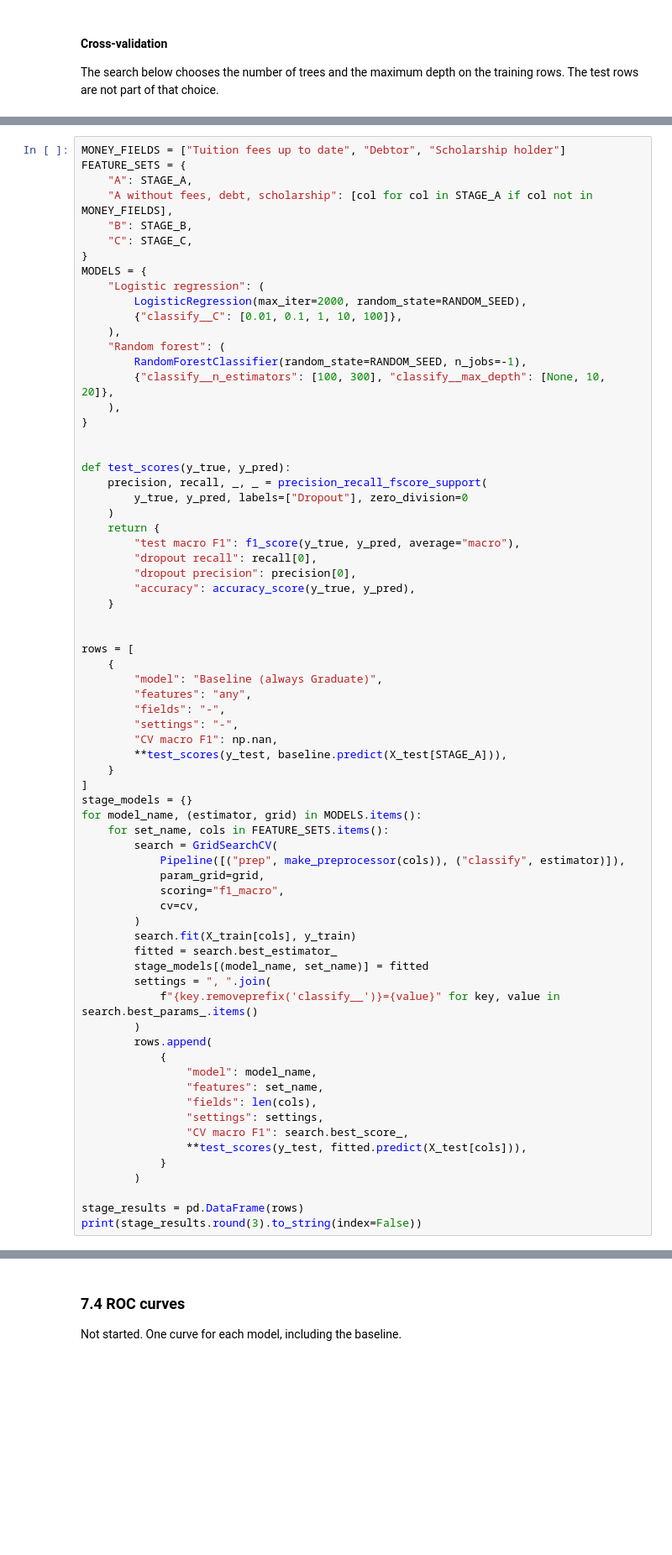
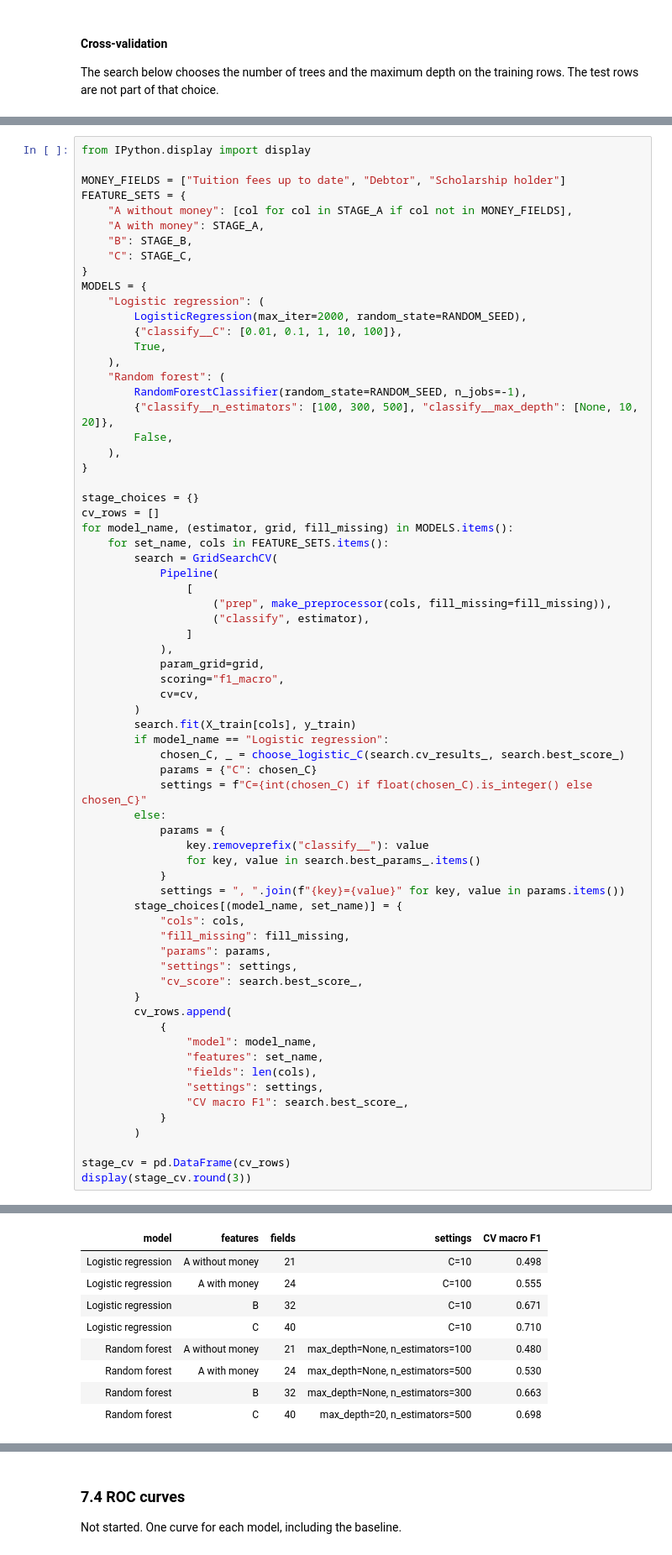
Before and after one commit to rohitt313/CIS-4020, a Jupyter notebook: cis4020_a1_starter.ipynb, the cells around one changed output, grey strips where cells are left out. Shown at 84% size. Drawn from its saved outputs; the diff is of its cells as text; blank space fills up the shorter version.

```diff
--- a/cis4020_a1_starter.ipynb
+++ b/cis4020_a1_starter.ipynb
@@ -1392,8 +1426,10 @@ The table reports the two measures from the proposal, macro F1 and dropout recal
 # %%
+from IPython.display import display
+
 MONEY_FIELDS = ["Tuition fees up to date", "Debtor", "Scholarship holder"]
 FEATURE_SETS = {
-    "A": STAGE_A,
-    "A without fees, debt, scholarship": [col for col in STAGE_A if col not in MONEY_FIELDS],
+    "A without money": [col for col in STAGE_A if col not in MONEY_FIELDS],
+    "A with money": STAGE_A,
     "B": STAGE_B,
     "C": STAGE_C,
 }
@@ -1401,62 +1437,58 @@ MODELS = {
     "Logistic regression": (
         LogisticRegression(max_iter=2000, random_state=RANDOM_SEED),
         {"classify__C": [0.01, 0.1, 1, 10, 100]},
+        True,
     ),
     "Random forest": (
         RandomForestClassifier(random_state=RANDOM_SEED, n_jobs=-1),
-        {"classify__n_estimators": [100, 300], "classify__max_depth": [None, 10, 20]},
+        {"classify__n_estimators": [100, 300, 500], "classify__max_depth": [None, 10, 20]},
+        False,
     ),
 }
 
-
-def test_scores(y_true, y_pred):
-    precision, recall, _, _ = precision_recall_fscore_support(
-        y_true, y_pred, labels=["Dropout"], zero_division=0
-    )
-    return {
-        "test macro F1": f1_score(y_true, y_pred, average="macro"),
-        "dropout recall": recall[0],
-        "dropout precision": precision[0],
-        "accuracy": accuracy_score(y_true, y_pred),
-    }
-
-
-rows = [
-    {
-        "model": "Baseline (always Graduate)",
-        "features": "any",
-        "fields": "-",
-        "settings": "-",
-        "CV macro F1": np.nan,
-        **test_scores(y_test, baseline.predict(X_test[STAGE_A])),
-    }
-]
-stage_models = {}
-for model_name, (estimator, grid) in MODELS.items():
+stage_choices = {}
+cv_rows = []
+for model_name, (estimator, grid, fill_missing) in MODELS.items():
     for set_name, cols in FEATURE_SETS.items():
         search = GridSearchCV(
-            Pipeline([("prep", make_preprocessor(cols)), ("classify", estimator)]),
+            Pipeline(
+                [
+                    ("prep", make_preprocessor(cols, fill_missing=fill_missing)),
+                    ("classify", estimator),
+                ]
+            ),
             param_grid=grid,
             scoring="f1_macro",
             cv=cv,
         )
         search.fit(X_train[cols], y_train)
-        fitted = search.best_estimator_
-        stage_models[(model_name, set_name)] = fitted
-        settings = ", ".join(
-            f"{key.removeprefix('classify__')}={value}" for key, value in search.best_params_.items()
-        )
-        rows.append(
+        if model_name == "Logistic regression":
+            chosen_C, _ = choose_logistic_C(search.cv_results_, search.best_score_)
+            params = {"C": chosen_C}
+            settings = f"C={int(chosen_C) if float(chosen_C).is_integer() else chosen_C}"
+        else:
+            params = {
+                key.removeprefix("classify__"): value
+                for key, value in search.best_params_.items()
+            }
+            settings = ", ".join(f"{key}={value}" for key, value in params.items())
+        stage_choices[(model_name, set_name)] = {
+            "cols": cols,
+            "fill_missing": fill_missing,
+            "params": params,
+            "settings": settings,
+            "cv_score": search.best_score_,
+        }
+        cv_rows.append(
             {
                 "model": model_name,
                 "features": set_name,
                 "fields": len(cols),
                 "settings": settings,
                 "CV macro F1": search.best_score_,
-                **test_scores(y_test, fitted.predict(X_test[cols])),
             }
         )
 
-stage_results = pd.DataFrame(rows)
-print(stage_results.round(3).to_string(index=False))
+stage_cv = pd.DataFrame(cv_rows)
+display(stage_cv.round(3))
 # %% [output]
@@ -1472,0 +1495,9 @@ Baseline (always Graduate)                               any      -
+| model | features | fields | settings | CV macro F1 |
+| Logistic regression | A without money | 21 | C=10 | 0.498 |
+| Logistic regression | A with money | 24 | C=100 | 0.555 |
+| Logistic regression | B | 32 | C=10 | 0.671 |
+| Logistic regression | C | 40 | C=10 | 0.710 |
+| Random forest | A without money | 21 | max_depth=None, n_estimators=100 | 0.480 |
+| Random forest | A with money | 24 | max_depth=None, n_estimators=500 | 0.530 |
+| Random forest | B | 32 | max_depth=None, n_estimators=300 | 0.663 |
+| Random forest | C | 40 | max_depth=20, n_estimators=500 | 0.698 |
```
Also changed, not shown: parts of 28 cells of this notebook.
